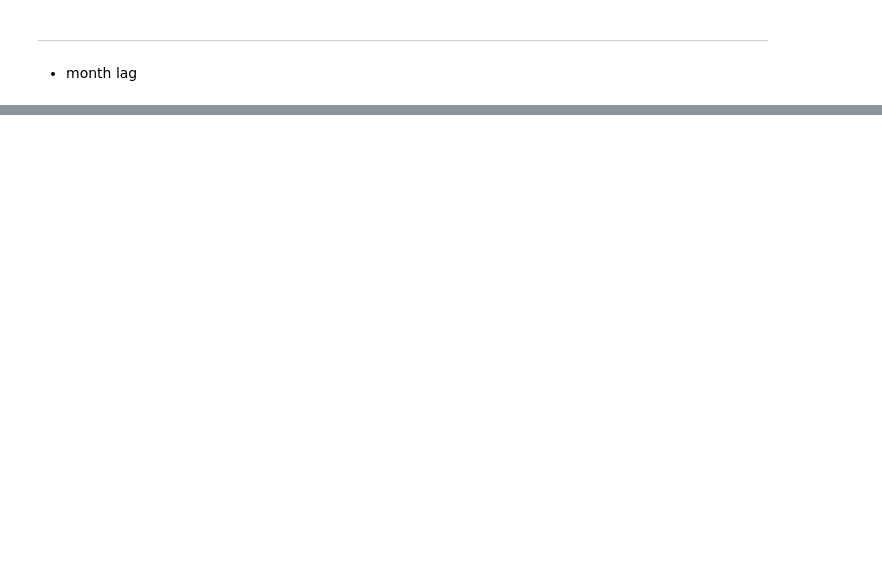
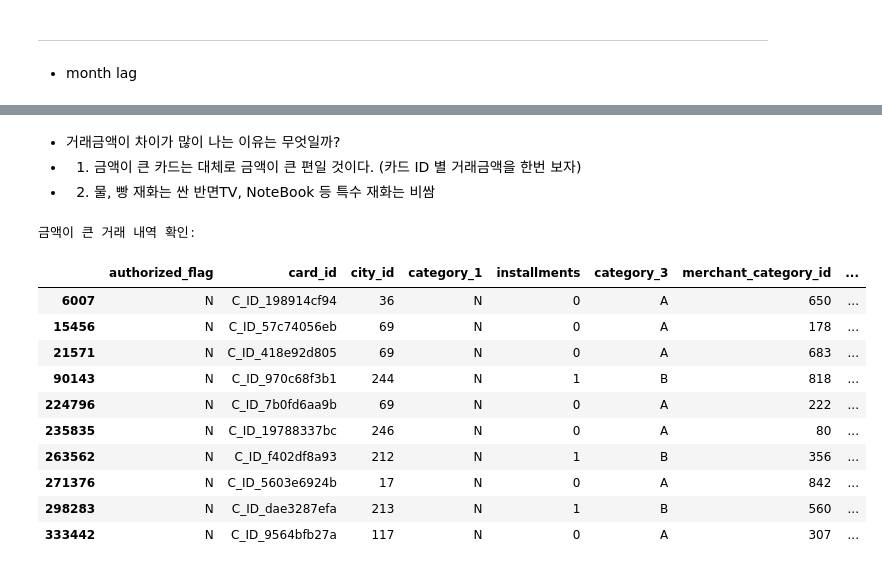
Before and after one commit to SONG-WONHO/Kaggle-Elo, a Jupyter notebook: 1-4 EDA.ipynb, the cells around one changed output, grey strips where cells are left out. Drawn from its saved outputs; the diff is of its cells as text; code cells hidden in the pictures; blank space fills up the shorter version.

```diff
--- a/1-4 EDA.ipynb
+++ b/1-4 EDA.ipynb
@@ -448,0 +432,20 @@ Name: card_id, Length: 243, dtype: int64
+# %% [markdown]
+* 거래금액이 차이가 많이 나는 이유는 무엇일까?
+* 1) 금액이 큰 카드는 대체로 금액이 큰 편일 것이다. (카드 ID 별 거래금액을 한번 보자)
+* 2) 물, 빵 재화는 싼 반면TV, NoteBook 등 특수 재화는 비쌈
+# %%
+print("금액이 큰 거래 내역 확인: ")
+history[history.purchase_amount >= 1000].head(10)
+# %% [output]
+금액이 큰 거래 내역 확인:
+|  | authorized_flag | card_id | city_id | category_1 | installments | category_3 | merchant_category_id | ... |
+| 6007 | N | C_ID_198914cf94 | 36 | N | 0 | A | 650 | ... |
+| 15456 | N | C_ID_57c74056eb | 69 | N | 0 | A | 178 | ... |
+| 21571 | N | C_ID_418e92d805 | 69 | N | 0 | A | 683 | ... |
+| 90143 | N | C_ID_970c68f3b1 | 244 | N | 1 | B | 818 | ... |
+| 224796 | N | C_ID_7b0fd6aa9b | 69 | N | 0 | A | 222 | ... |
+| 235835 | N | C_ID_19788337bc | 246 | N | 0 | A | 80 | ... |
+| 263562 | N | C_ID_f402df8a93 | 212 | N | 1 | B | 356 | ... |
+| 271376 | N | C_ID_5603e6924b | 17 | N | 0 | A | 842 | ... |
+| 298283 | N | C_ID_dae3287efa | 213 | N | 1 | B | 560 | ... |
+| 333442 | N | C_ID_9564bfb27a | 117 | N | 0 | A | 307 | ... |
```
Also changed, not shown: parts of 61 cells of this notebook.
